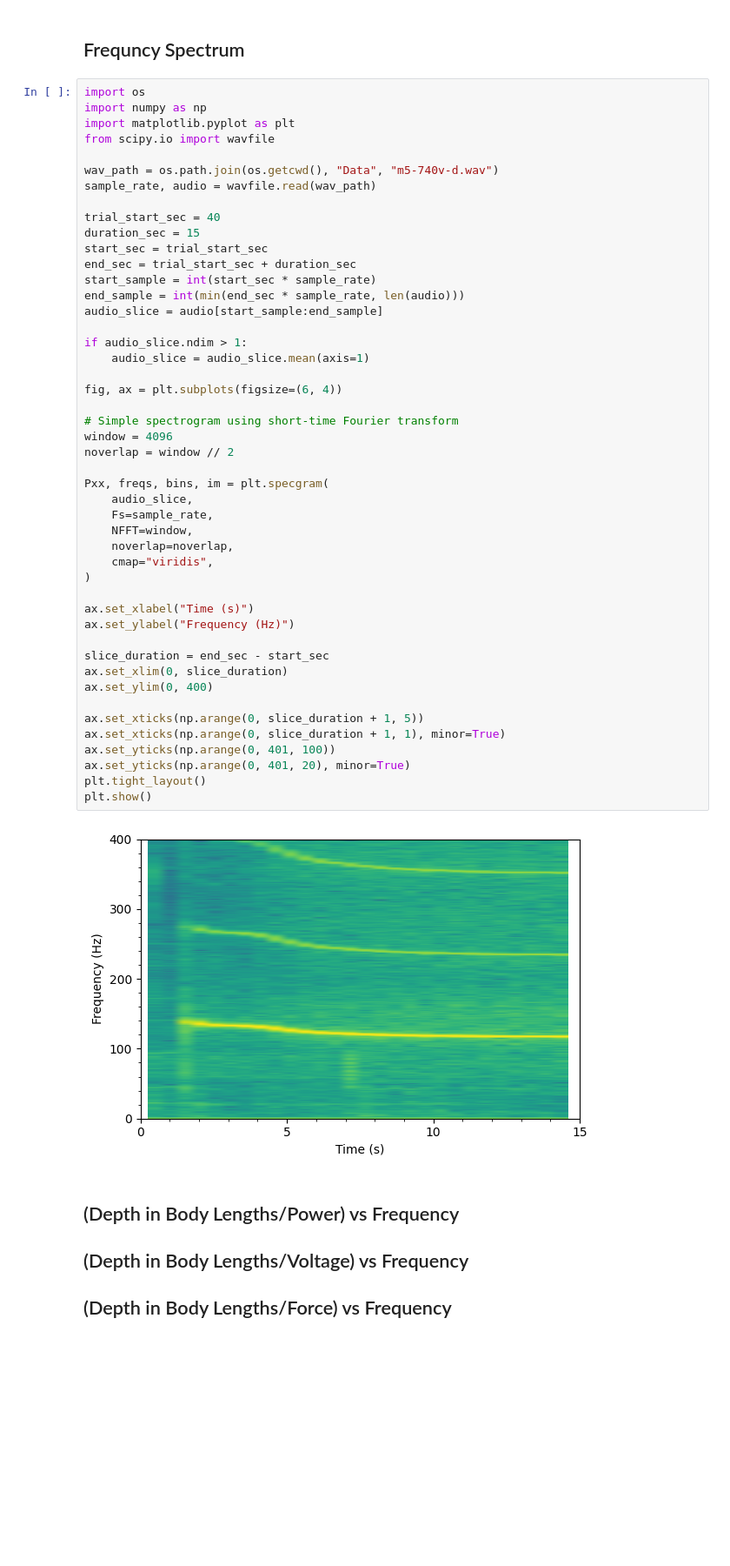
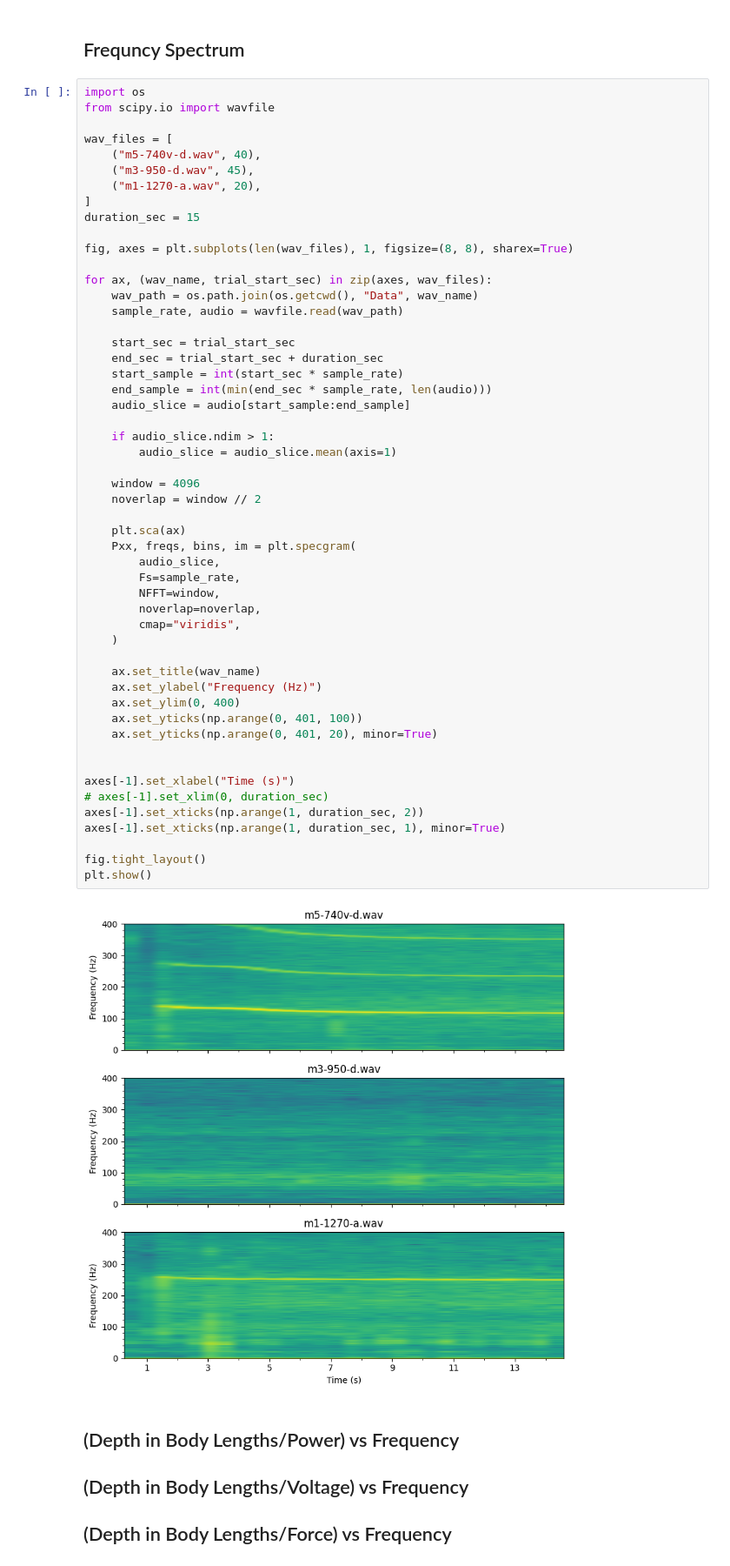
Before and after one commit to OzzysMess/clamming, a Jupyter notebook: master_notes.ipynb, the cells around one changed output. Shown at 87% size. Cells and saved outputs as stored; diff of their text form; blank space fills up the shorter version.

Commit message:
Data Analysis, ERM measured

```diff
--- a/master_notes.ipynb
+++ b/master_notes.ipynb
@@ -327,53 +330,58 @@ plt.show()
 ## Frequncy Spectrum
 # %%
 import os
-import numpy as np
-import matplotlib.pyplot as plt
 from scipy.io import wavfile
 
-wav_path = os.path.join(os.getcwd(), "Data", "m5-740v-d.wav")
-sample_rate, audio = wavfile.read(wav_path)
+wav_files = [
+    ("m5-740v-d.wav", 40),
+    ("m3-950-d.wav", 45),
+    ("m1-1270-a.wav", 20),
+]
+duration_sec = 15
 
-trial_start_sec = 40
-duration_sec = 15
-start_sec = trial_start_sec
-end_sec = trial_start_sec + duration_sec
-start_sample = int(start_sec * sample_rate)
-end_sample = int(min(end_sec * sample_rate, len(audio)))
-audio_slice = audio[start_sample:end_sample]
+fig, axes = plt.subplots(len(wav_files), 1, figsize=(8, 8), sharex=True)
 
-if audio_slice.ndim > 1:
-    audio_slice = audio_slice.mean(axis=1)
+for ax, (wav_name, trial_start_sec) in zip(axes, wav_files):
+    wav_path = os.path.join(os.getcwd(), "Data", wav_name)
+    sample_rate, audio = wavfile.read(wav_path)
 
-fig, ax = plt.subplots(figsize=(6, 4))
+    start_sec = trial_start_sec
+    end_sec = trial_start_sec + duration_sec
+    start_sample = int(start_sec * sample_rate)
+    end_sample = int(min(end_sec * sample_rate, len(audio)))
+    audio_slice = audio[start_sample:end_sample]
 
-# Simple spectrogram using short-time Fourier transform
-window = 4096
-noverlap = window // 2
+    if audio_slice.ndim > 1:
+        audio_slice = audio_slice.mean(axis=1)
 
-Pxx, freqs, bins, im = plt.specgram(
-    audio_slice,
-    Fs=sample_rate,
-    NFFT=window,
-    noverlap=noverlap,
-    cmap="viridis",
-)
+    window = 4096
+    noverlap = window // 2
 
-ax.set_xlabel("Time (s)")
-ax.set_ylabel("Frequency (Hz)")
+    plt.sca(ax)
+    Pxx, freqs, bins, im = plt.specgram(
+        audio_slice,
+        Fs=sample_rate,
+        NFFT=window,
+        noverlap=noverlap,
+        cmap="viridis",
+    )
 
-slice_duration = end_sec - start_sec
-ax.set_xlim(0, slice_duration)
-ax.set_ylim(0, 400)
+    ax.set_title(wav_name)
+    ax.set_ylabel("Frequency (Hz)")
+    ax.set_ylim(0, 400)
+    ax.set_yticks(np.arange(0, 401, 100))
+    ax.set_yticks(np.arange(0, 401, 20), minor=True)
 
-ax.set_xticks(np.arange(0, slice_duration + 1, 5))
-ax.set_xticks(np.arange(0, slice_duration + 1, 1), minor=True)
-ax.set_yticks(np.arange(0, 401, 100))
-ax.set_yticks(np.arange(0, 401, 20), minor=True)
-plt.tight_layout()
+
+axes[-1].set_xlabel("Time (s)")
+# axes[-1].set_xlim(0, duration_sec)
+axes[-1].set_xticks(np.arange(1, duration_sec, 2))
+axes[-1].set_xticks(np.arange(1, duration_sec, 1), minor=True)
+
+fig.tight_layout()
 plt.show()
 # %% [output]
-[figure, old version]
+[figure, new version]
 # %% [markdown]
 ## (Depth in Body Lengths/Power) vs Frequency
 ## (Depth in Body Lengths/Voltage) vs Frequency
```
Also changed, not shown: parts of 11 cells of this notebook, 4 other files.
